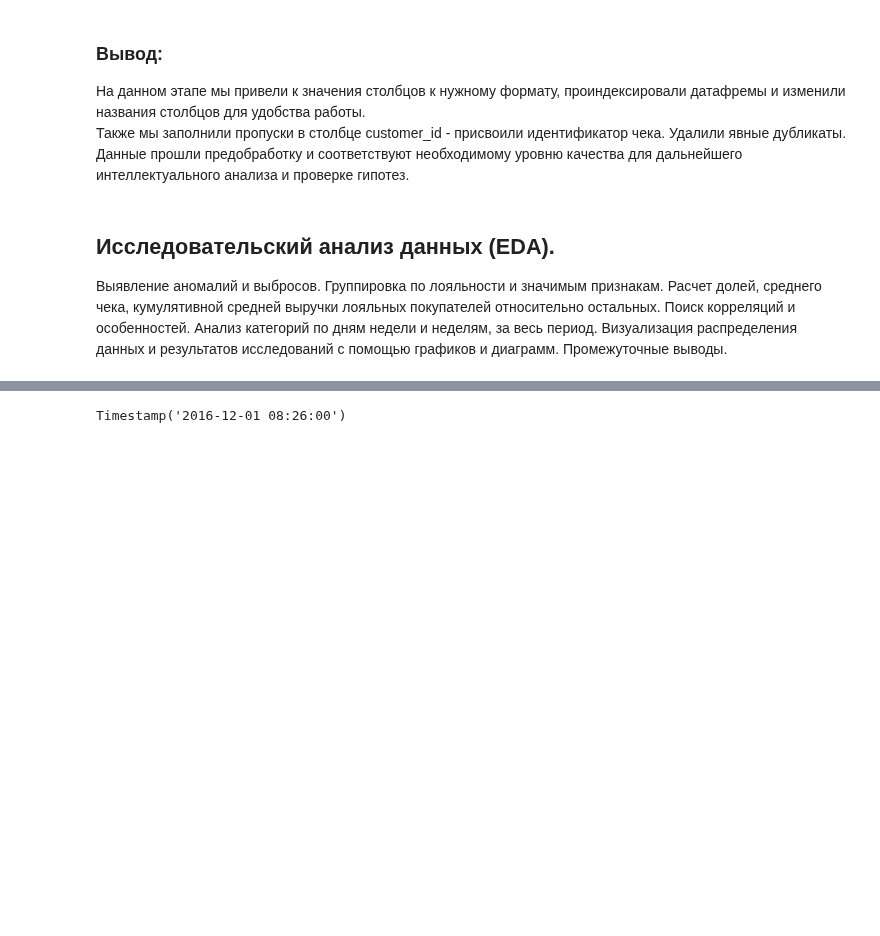
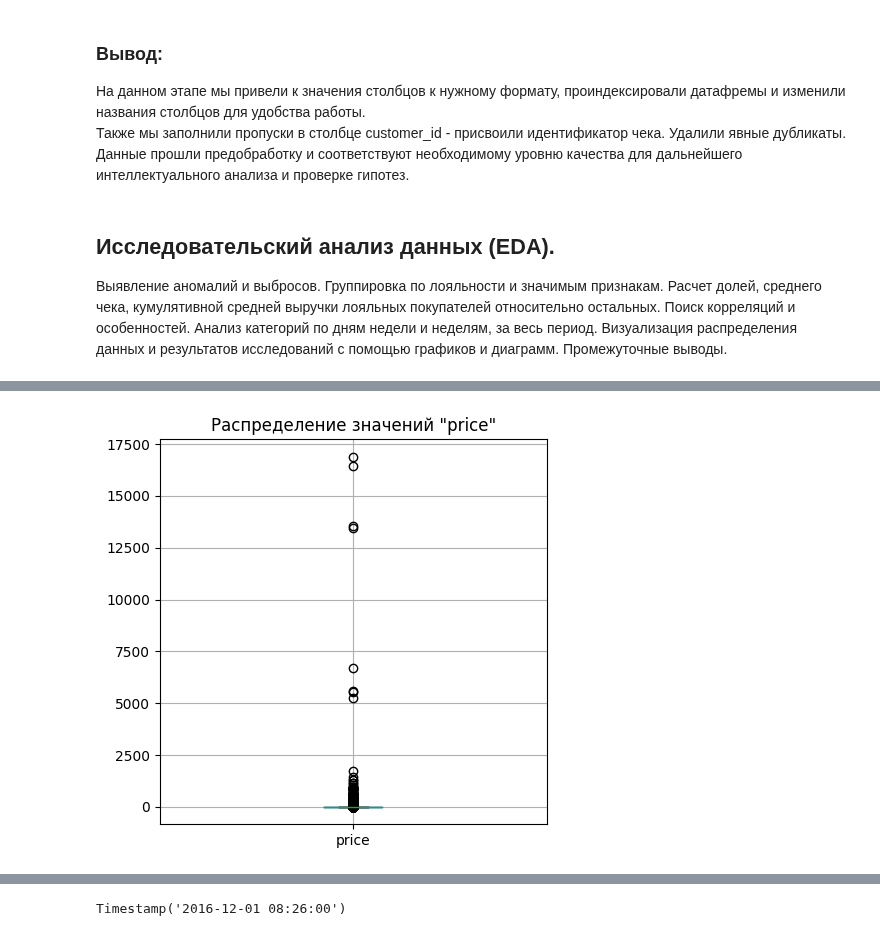
Before and after one commit to akirionenko/senior_progect, a Jupyter notebook: senior_project_1.ipynb, the cells around one changed output, grey strips where cells are left out. Saved outputs shown, nothing was run; the diff lists cells and outputs as text; code cells hidden in the pictures; blank space fills up the shorter version.

```diff
--- a/senior_project_1.ipynb
+++ b/senior_project_1.ipynb
@@ -288,0 +294,7 @@ retail.head()
+# %%
+#построим боксплот
+product.boxplot(column='price', figsize=(5,5))
+plt.title('Распределение значений "price"')
+plt.show()
+# %% [output]
+[figure, added]
```
Also changed, not shown: parts of 12 cells of this notebook.
